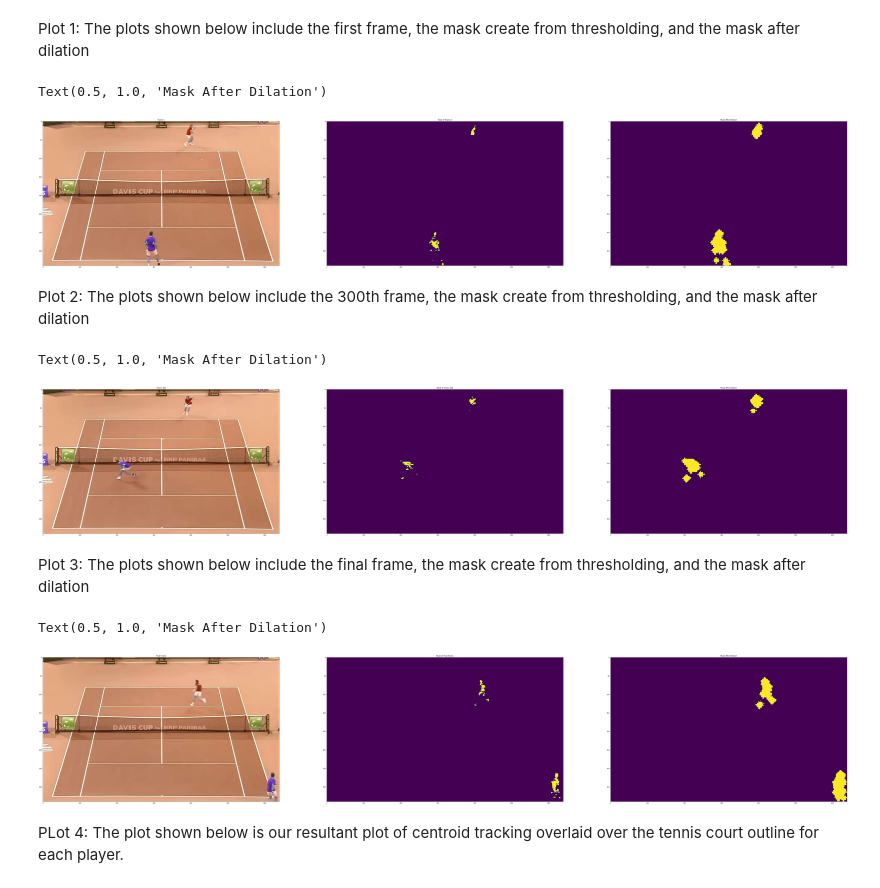
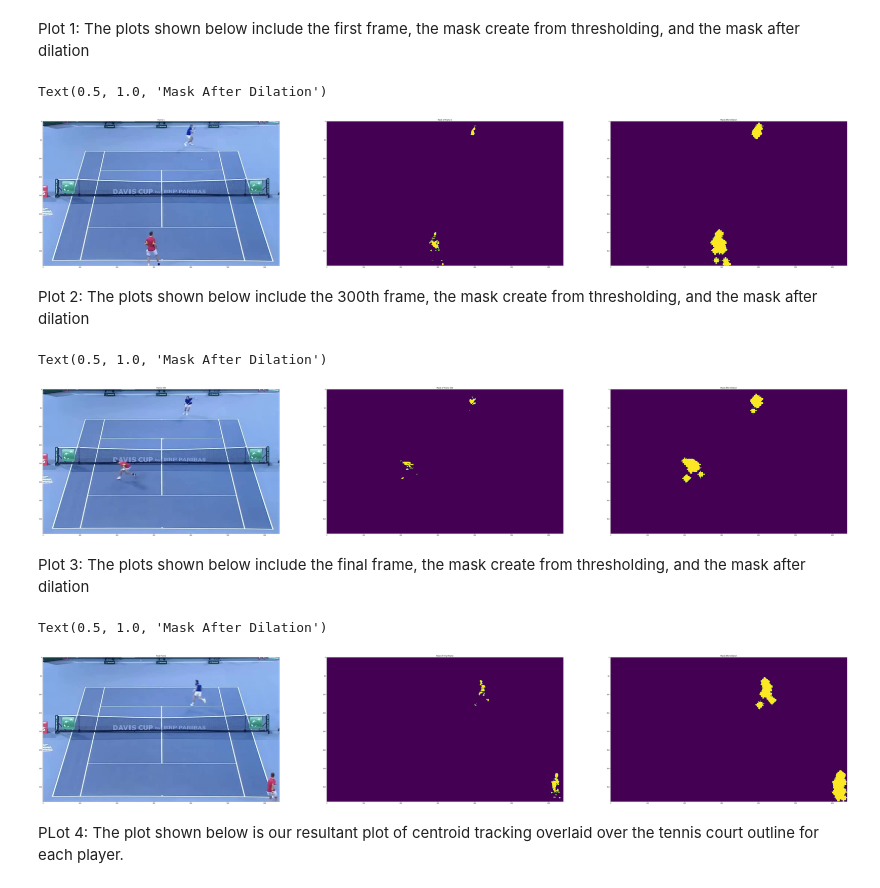
Before and after one commit to qadolphe/Tracking-Tennis-Players---Computer-Vision, a Jupyter notebook: QA-CSgit-tennis.ipynb, the cells around one changed output. Cells and saved outputs as stored; diff of their text form; code cells hidden in the pictures.

```diff
--- a/QA-CSgit-tennis.ipynb
+++ b/QA-CSgit-tennis.ipynb
@@ -493,7 +494,7 @@ Plot 1: The plots shown below include the first frame, the mask create from thre
 plt.figure(figsize=(100,30))
 
 plt.subplot(1,3,1)
-plt.imshow(frames[1],)
+plt.imshow(cv2.cvtColor(frames[1], cv2.COLOR_BGR2RGB))
 plt.title('Frame 1')
 
 plt.subplot(1,3,2)
@@ -505,33 +506,33 @@ plt.imshow(mask_uint8[1])
 plt.title('Mask After Dilation')
 # %% [output]
 Text(0.5, 1.0, 'Mask After Dilation')
-[figure, old version]
+[figure, new version]
 # %% [markdown]
 Plot 2: The plots shown below include the 300th frame, the mask create from thresholding, and the mask after dilation
 # %%
 plt.figure(figsize=(100,30))
 
 plt.subplot(1,3,1)
-plt.imshow(frames[300])
+plt.imshow(cv2.cvtColor(frames[300], cv2.COLOR_BGR2RGB))
 plt.title('Frame 300')
 
 plt.subplot(1,3,2)
 plt.imshow(mask[300])
 plt.title('Mask of Frame 300')
 
 plt.subplot(1,3,3)
 plt.imshow(mask_uint8[300])
 plt.title('Mask After Dilation')
 # %% [output]
 Text(0.5, 1.0, 'Mask After Dilation')
-[figure, old version]
+[figure, new version]
 # %% [markdown]
 Plot 3: The plots shown below include the final frame, the mask create from thresholding, and the mask after dilation
 # %%
 plt.figure(figsize=(100,30))
 
 plt.subplot(1,3,1)
-plt.imshow(frames[525])
+plt.imshow(cv2.cvtColor(frames[525], cv2.COLOR_BGR2RGB))
 plt.title('Final Frame')
 
 plt.subplot(1,3,2)
@@ -543,7 +544,7 @@ plt.imshow(mask_uint8[525])
 plt.title('Mask After Dilation')
 # %% [output]
 Text(0.5, 1.0, 'Mask After Dilation')
-[figure, old version]
+[figure, new version]
 # %% [markdown]
 PLot 4: The plot shown below is our resultant plot of centroid tracking overlaid over the tennis court outline for each player.
 # %%
```
Also changed, not shown: parts of 3 cells of this notebook.
